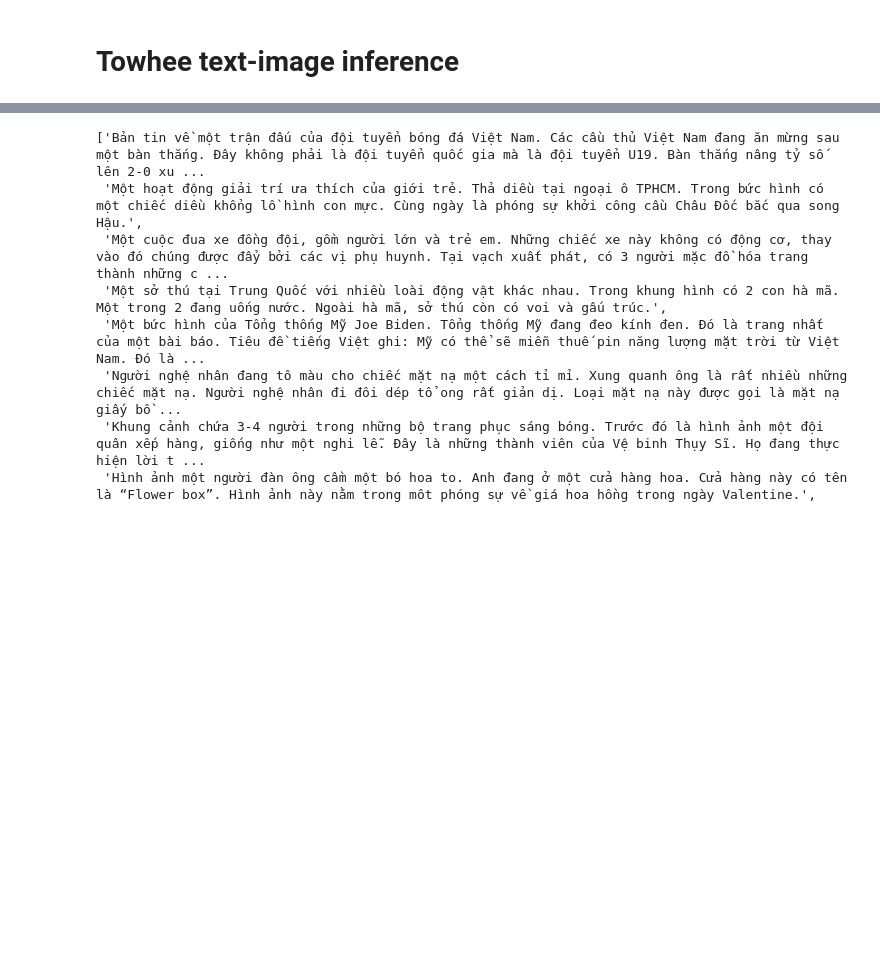
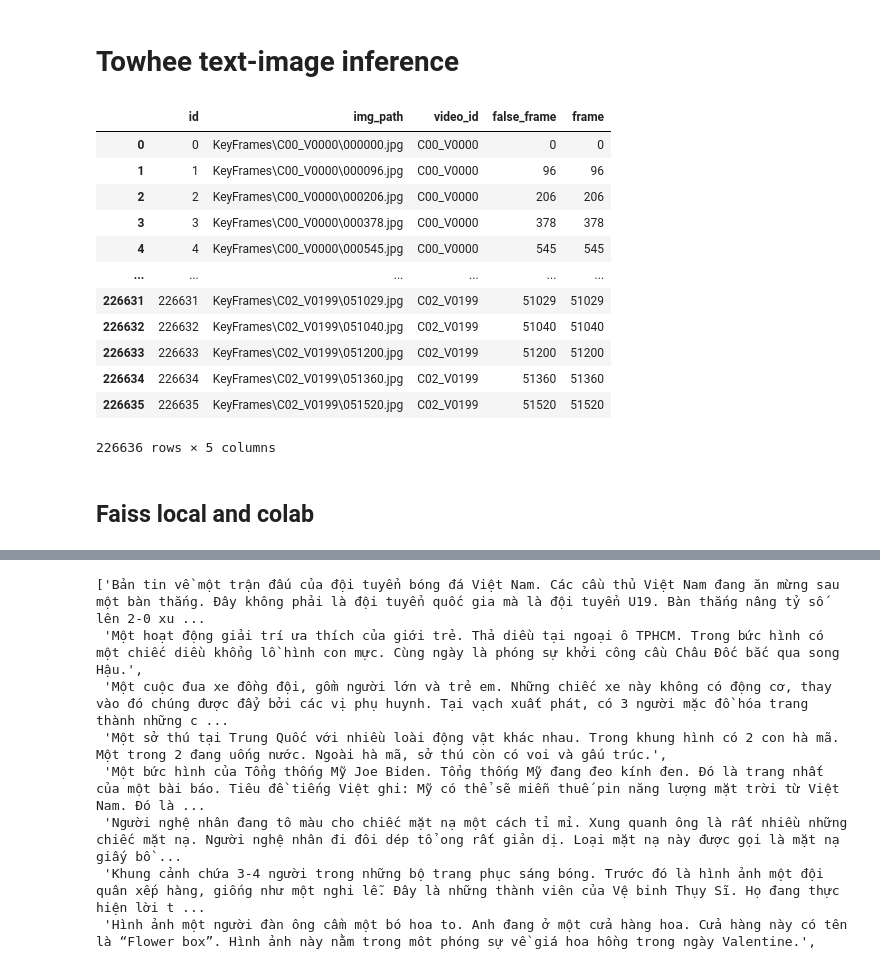
Before and after one commit to TranPhu1999/HCMUS-NLPS-AIChallenge, a Jupyter notebook: HCMUS_NLPS.ipynb, the cells around one changed output, grey strips where cells are left out. Saved outputs shown, nothing was run; the diff lists cells and outputs as text; code cells hidden in the pictures; blank space fills up the shorter version.

Commit message:
Được tạo bằng Colaboratory

```diff
--- a/HCMUS_NLPS.ipynb
+++ b/HCMUS_NLPS.ipynb
@@ -254,0 +348,17 @@ def create_milvus_collection(collection_name, dim):
+# %%
+df_keyframes = pd.read_csv('key_frame_df.csv',index_col=0)
+df_keyframes
+# %% [output]
+|  | id | img_path | video_id | false_frame | frame |
+| 0 | 0 | KeyFrames\C00_V0000\000000.jpg | C00_V0000 | 0 | 0 |
+| 1 | 1 | KeyFrames\C00_V0000\000096.jpg | C00_V0000 | 96 | 96 |
+| 2 | 2 | KeyFrames\C00_V0000\000206.jpg | C00_V0000 | 206 | 206 |
+| 3 | 3 | KeyFrames\C00_V0000\000378.jpg | C00_V0000 | 378 | 378 |
+| 4 | 4 | KeyFrames\C00_V0000\000545.jpg | C00_V0000 | 545 | 545 |
+| ... | ... | ... | ... | ... | ... |
+| 226631 | 226631 | KeyFrames\C02_V0199\051029.jpg | C02_V0199 | 51029 | 51029 |
+| 226632 | 226632 | KeyFrames\C02_V0199\051040.jpg | C02_V0199 | 51040 | 51040 |
+| 226633 | 226633 | KeyFrames\C02_V0199\051200.jpg | C02_V0199 | 51200 | 51200 |
+| 226634 | 226634 | KeyFrames\C02_V0199\051360.jpg | C02_V0199 | 51360 | 51360 |
+| 226635 | 226635 | KeyFrames\C02_V0199\051520.jpg | C02_V0199 | 51520 | 51520 |
+226636 rows × 5 columns
@@ -255 +379,3 @@ def create_milvus_collection(collection_name, dim):
+# %% [markdown]
+## Faiss local and colab
 # %%
```
Also changed, not shown: parts of 27 cells of this notebook.
